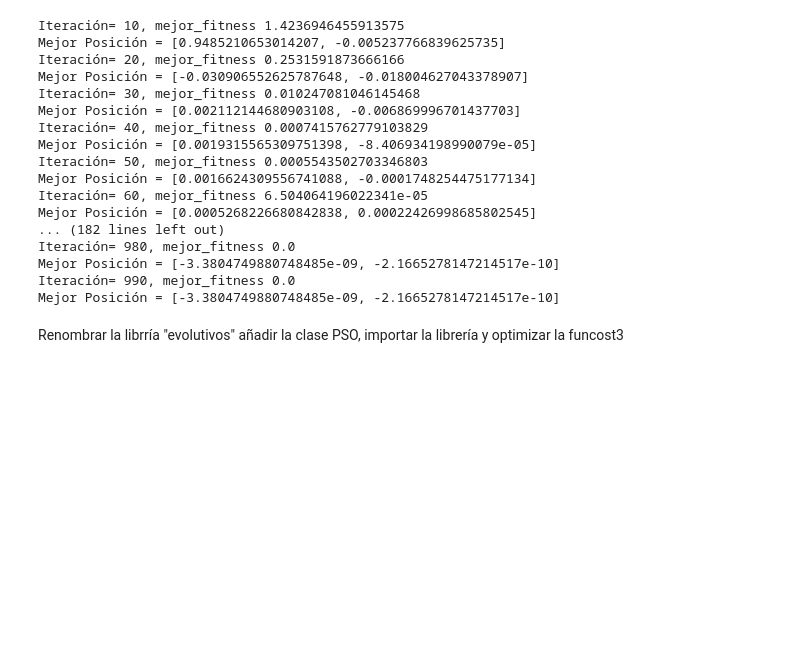
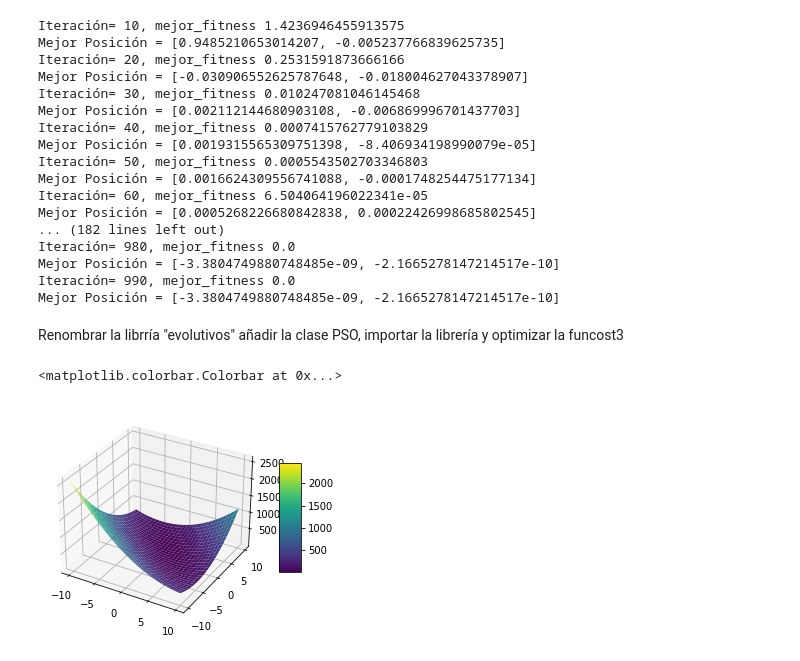
Before and after one commit to RBN421/Inteligencia_Computacional_2024, a Jupyter notebook: Modulo2/Notebooks_Clase_Resuelta/2.3.-Optimización con enjambre de partículas (Particle Swarm Optimization).ipynb, the cells around one changed output. Drawn from its saved outputs; the diff is of its cells as text; code cells hidden in the pictures; blank space fills up the shorter version.

```diff
--- a/Modulo2/Notebooks_Clase_Resuelta/2.3.-Optimización con enjambre de partículas (Particle Swarm Optimization).ipynb
+++ b/Modulo2/Notebooks_Clase_Resuelta/2.3.-Optimización con enjambre de partículas (Particle Swarm Optimization).ipynb
@@ -344,3 +346,24 @@ Iteración= 990, mejor_fitness 0.0
 Mejor Posición = [-3.3804749880748485e-09, -2.1665278147214517e-10]
 # %% [markdown]
 Renombrar la librría "evolutivos" añadir la clase PSO, importar la librería y optimizar la funcost3
+# %%
+def objective_function(x,y,func_name):
+    return {
+        'booth':( (x+2*y -7)**2 + (2*x+y-5)**2 ),
+        'beale': ( (1.5 - x +x*y)**2 + (2.25 -x + x*y**2)**2 + (2.625 - x + x + x*y**3)**2),
+        'drop_wave': ( -(1+np.cos(12*np.sqrt(np.square(x) + np.square(y))))/((np.square(x)+np.square(y))/2 + 1) )
+    }.get(func_name)
+# %%
+num_valores = 30
+x,y = np.meshgrid(np.linspace(-10,10,num_valores), np.linspace(-10,10,num_valores))
+
+z = np.zeros(num_valores**2).reshape(30,30)
+z = objective_function(x,y,'booth')
+# %%
+fig = plt.figure()
+ax=fig.gca(projection = '3d')
+surf = ax.plot_surface(x,y,z, cmap='viridis', linewidth=0, antialiased=True)
+fig.colorbar(surf, shrink = 0.5, aspect = 5)
+# %% [output]
+<matplotlib.colorbar.Colorbar at 0x...>
+[figure, added]
```
Also changed, not shown: parts of 1 cell of this notebook, 2 other files.
